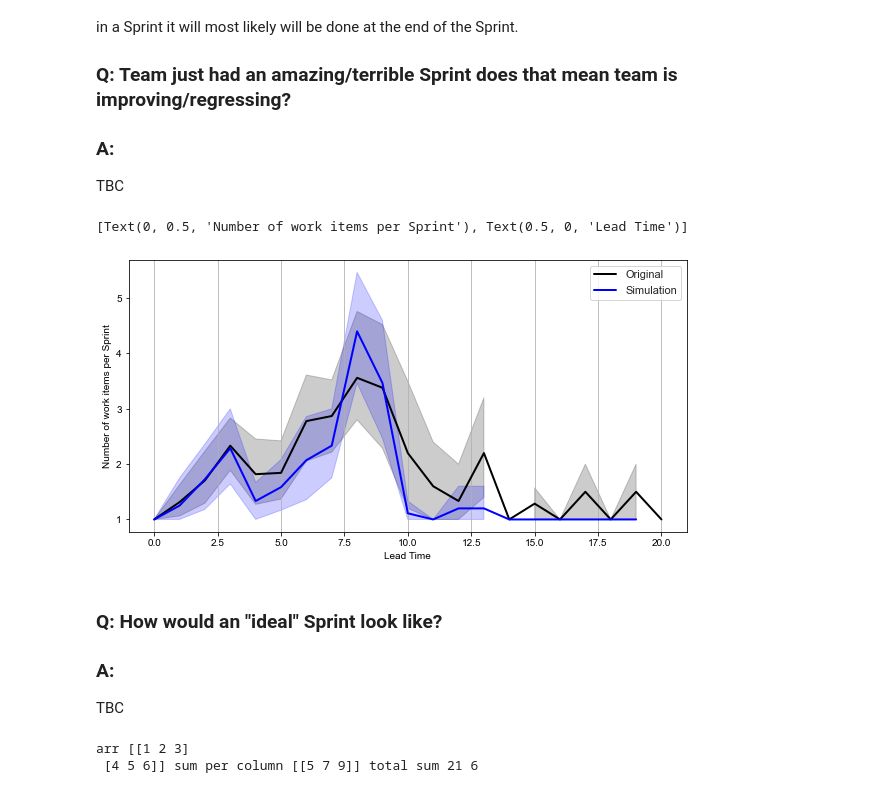
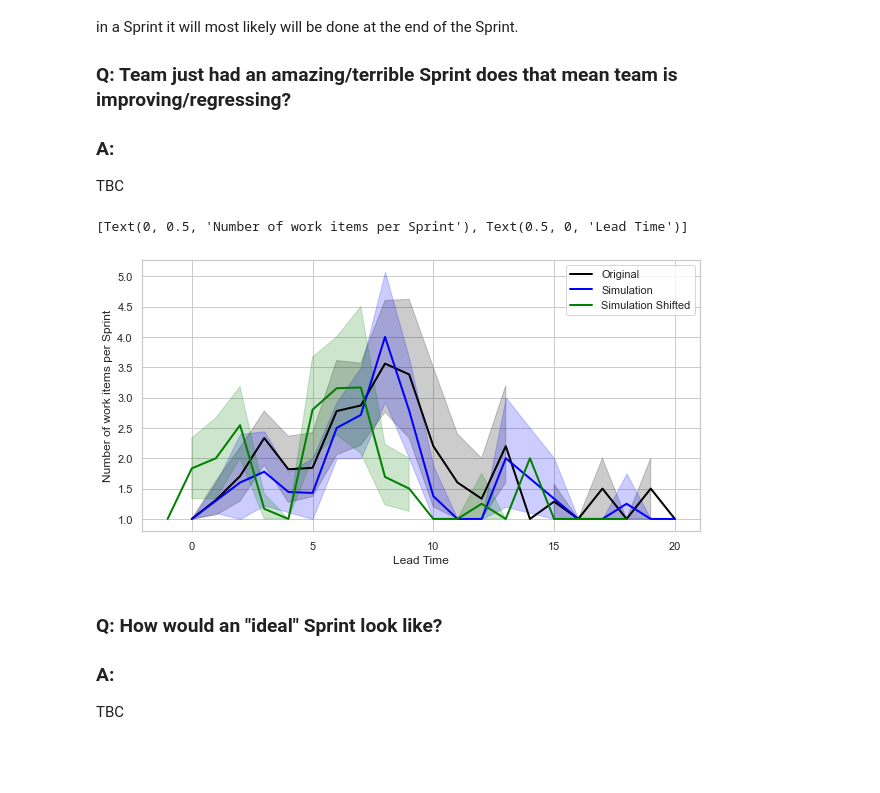
Before and after one commit to zkavtaskin/Lead-Time-Driven-Delivery-Simulation, a Jupyter notebook: Notebook/LeadTimeDynamics.ipynb, the cells around one changed output. Saved outputs shown, nothing was run; the diff lists cells and outputs as text; code cells hidden in the pictures; blank space fills up the shorter version.

Commit message:
added shift simulation

```diff
--- a/Notebook/LeadTimeDynamics.ipynb
+++ b/Notebook/LeadTimeDynamics.ipynb
@@ -267,56 +267,54 @@ As per above answer, Sprint work will be front-loaded meaning, this is because a
 ### Q: Team just had an amazing/terrible Sprint does that mean team is improving/regressing?
 ### A:
 TBC
+# %%
+
+sprint_perday_cycle_probability = ltdy.combination_matrix_to_probability(sprint_cycletime_p)
+sprint_clean_combinations, sprint_clean_combinations_p = ltdy.combination_matrix_to_array(sprint_perday_cycle_probability.T, sprint_cycletime_p.columns, sprint_cycletime_p.index)
+
+sprint_clean_simulation = np.empty([0, 3])
+for i in range(15):
+    sprint_workitems = ltdy.run_simulation(chr(65+i), sprint_clean_workitem_count_mean, sprint_clean_workitem_count_std,sprint_clean_combinations, sprint_clean_combinations_p)
+    sprint_clean_simulation = np.vstack((sprint_clean_simulation, sprint_workitems))
+
+
+
+sprint_shifted_perday_cycle_probability = ltdy.combination_matrix_to_probability(sprint_shifted_cycletime_p)
+sprint_shifted_combinations, sprint_shifted_combinations_p = ltdy.combination_matrix_to_array(sprint_shifted_perday_cycle_probability.T, sprint_shifted_cycletime_p.columns, sprint_shifted_cycletime_p.index)
+
+sprint_shifted_simulation = np.empty([0, 3])
+for i in range(15):
+    sprint_workitems = ltdy.run_simulation(chr(65+i), sprint_clean_workitem_count_mean, sprint_clean_workitem_count_std,sprint_shifted_combinations, sprint_shifted_combinations_p)
+    sprint_shifted_simulation = np.vstack((sprint_shifted_simulation, sprint_workitems))
 # %%
-
-sprint_perday_cycle_probability = ltdy.combination_matrix_to_probability(sprint_cycletime_p)
-sprint_clean_combinations, sprint_clean_combinations_p = ltdy.combination_matrix_to_array(sprint_perday_cycle_probability.T, sprint_cycletime_p.columns, sprint_cycletime_p.index)
+def sprint_data_to_aggregate(sprint_data):
+    sprint_data_agg = []
+    df_sprint_data = pd.DataFrame(sprint_data, columns=['Sprint','CycleTime', 'LeadTime'])
+    df_sprint_data['CycleTime'] = df_sprint_data['CycleTime'].astype(int)
+    df_sprint_data['LeadTime'] = df_sprint_data['LeadTime'].astype(int)
+    for row in df_sprint_data.groupby(["Sprint", "LeadTime"]).agg({ 'LeadTime': 'count'}).itertuples():
+        sprint_data_agg.append([row.Index[0], row.Index[1], row.LeadTime])
+    df_sprint_data_agg = pd.DataFrame(sprint_data_agg, columns=['Sprint','LeadTime', 'Count'])
+    df_sprint_data_agg["LeadTime"] = df_sprint_data_agg["LeadTime"]-1
+    return df_sprint_data_agg
 
 
-sprint_clean_simulation = np.empty([0, 3])
-for i in range(15):
-    sprint_name = chr(65+i)
-    number_of_workitems = np.random.normal(sprint_clean_workitem_count_mean, sprint_clean_workitem_count_std).astype(int)
-    combinations_indicies = np.random.choice(range(0, len(sprint_clean_combinations)), number_of_workitems, p=sprint_clean_combinations_p)
-    sprint_workitems = sprint_clean_combinations[combinations_indicies]
-    name_column = np.full((len(sprint_workitems), 1), sprint_name)
-    sprint_workitems = np.hstack((name_column, sprint_workitems))
-    sprint_clean_simulation = np.vstack((sprint_clean_simulation, sprint_workitems))
-
-sprint_clean_simulation_agg = []
-sprint_clean_simulation = pd.DataFrame(sprint_clean_simulation, columns=['Sprint','CycleTime', 'LeadTime'])
-sprint_clean_simulation['CycleTime'] = sprint_clean_simulation['CycleTime'].astype(int)
-sprint_clean_simulation['LeadTime'] = sprint_clean_simulation['LeadTime'].astype(int)
-for row in sprint_clean_simulation.groupby(["Sprint", "LeadTime"]).agg({ 'LeadTime': 'count'}).itertuples():
-    sprint_clean_simulation_agg.append([row.Index[0], row.Index[1], row.LeadTime])
-df_sprint_simulation_agg = pd.DataFrame(sprint_clean_simulation_agg, columns=['Sprint','LeadTime', 'Count'])
-df_sprint_simulation_agg["LeadTime"] = df_sprint_simulation_agg["LeadTime"]-1
-
-sprint_agg = []
-for row in sprint_clean.groupby(["Sprint", "LeadTime"]).agg({ 'LeadTime': 'count'}).itertuples():
-    sprint_agg.append([row.Index[0], row.Index[1], row.LeadTime])
-df_sprint_agg = pd.DataFrame(sprint_agg, columns=['Sprint','LeadTime', 'Count'])
-df_sprint_agg_offset = df_sprint_agg.copy(deep=True)
-df_sprint_agg_offset["LeadTime"] = df_sprint_agg_offset["LeadTime"]-1
+df_sprint_simulation_agg = sprint_data_to_aggregate(sprint_clean_simulation)
+df_sprint_clean_agg = sprint_data_to_aggregate(sprint_clean)
+df_sprint_shifted_agg = sprint_data_to_aggregate(sprint_shifted_simulation)
 
 f, ax = plt.subplots(figsize=(10, 5))
 sns.set_theme(style="whitegrid", palette="bright")
-sns.lineplot(data=df_sprint_agg_offset, color="black", linewidth=2, x="LeadTime", y="Count", label="Original")
+sns.lineplot(data=df_sprint_clean_agg, color="black", linewidth=2, x="LeadTime", y="Count", label="Original")
 sns.lineplot(data=df_sprint_simulation_agg, color="blue", linewidth=2, x="LeadTime", y="Count", label="Simulation")
+sns.lineplot(data=df_sprint_shifted_agg, color="green", linewidth=2, x="LeadTime", y="Count", label="Simulation Shifted")
 ax.xaxis.grid(True)
 ax.legend()
 ax.set(ylabel="Number of work items per Sprint", xlabel="Lead Time")
 # %% [output]
 [Text(0, 0.5, 'Number of work items per Sprint'), Text(0.5, 0, 'Lead Time')]
-[figure, old version]
+[figure, new version]
 # %% [markdown]
 ### Q: How would an "ideal" Sprint look like?
 ### A:
 TBC
-# %%
-arr = np.array([[1,2,3],[4,5,6]])
-sum = np.dot(np.full((1,len(arr)), 1), arr)
-print("arr", arr, "sum per column", sum, "total sum", np.sum(sum), np.size(arr))
-# %% [output]
-arr [[1 2 3]
- [4 5 6]] sum per column [[5 7 9]] total sum 21 6
```
Also changed, not shown: parts of 9 cells of this notebook, 1 other file.
